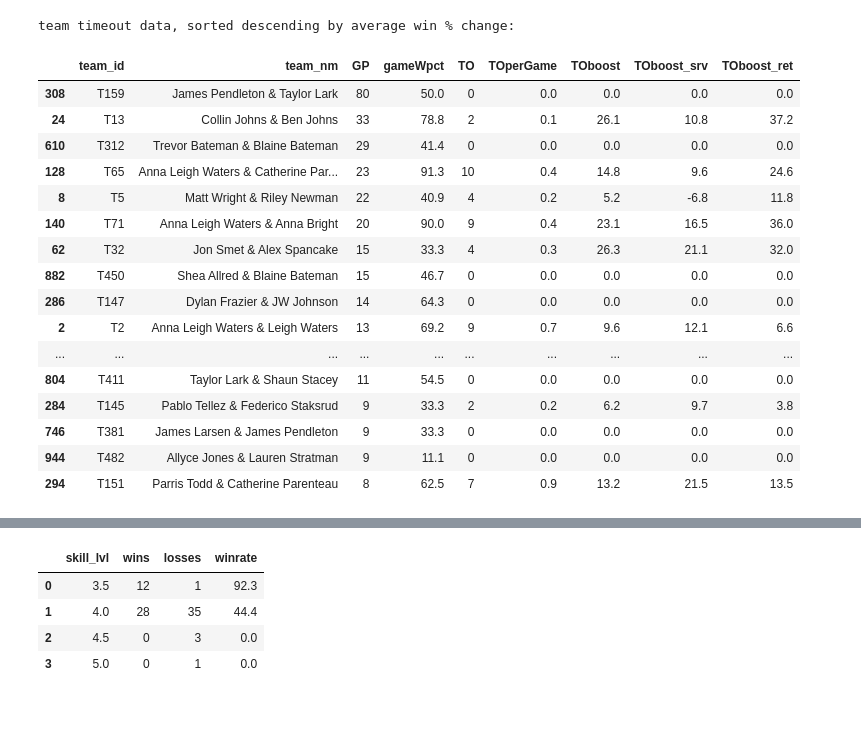
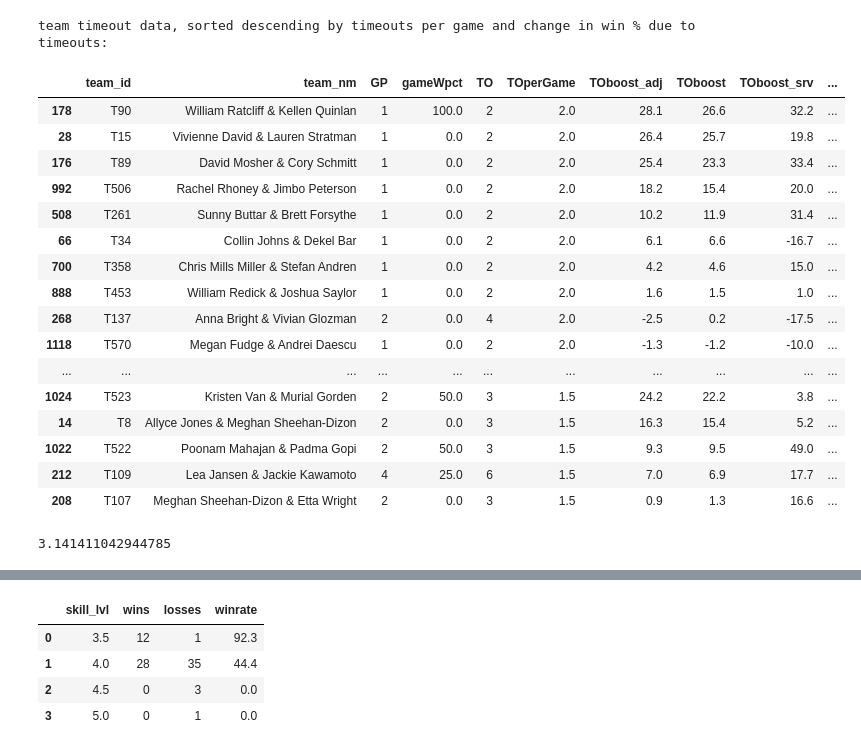
Before and after one commit to conner-mcnicholas/Pickleball_Timeout_Analysis, a Jupyter notebook: src/timeout_analysis.ipynb, the cells around one changed output, grey strips where cells are left out. Saved outputs shown, nothing was run; the diff lists cells and outputs as text; code cells hidden in the pictures; blank space fills up the shorter version.

```diff
--- a/src/timeout_analysis.ipynb
+++ b/src/timeout_analysis.ipynb
@@ -80,3 +80,9 @@ game['match_id'] = [int(x[1:]) for x in game.match_id]
 game.skill_lvl.iloc[game.skill_lvl == '4'] = '4.0'
 game.skill_lvl.iloc[game.skill_lvl == '5'] = '5.0'
 game = game.sort_values(['match_id','game_id']).reset_index(drop=True)
+# %%
+played = rally.query('to_team_id == "N/A"')
+srv_win = round(100*len(played[played.srv_team_id == played.w_team_id])/len(played),2)
+ret_win = round(100*len(played[played.srv_team_id != played.w_team_id])/len(played),2)
+print(f'serving team wins {srv_win}% of the {len(played)} rallies')
+print(f'returning team wins {ret_win}% of the {len(played)} rallies')
@@ -82,0 +137,3 @@ game = game.sort_values(['match_id','game_id']).reset_index(drop=True)
+# %%
+for x in [0,.25,.5,.75,1]:
+    print(x-(1-(50/ret_win)))
@@ -167,6 +366,7 @@ for i in range(len(glist)):
 # %%
-df_timeout = pd.DataFrame(dlist,columns=['game_id','skill_lvl','to_nbr','to_team','game_nbr', \
+df_timeout = pd.DataFrame(dlist,columns=['game_id','skill_lvl','to_nbr','to_team','rally_nbr','lenpre','lenpost','deltawin_adj', \
                                          'prewin','postwin','deltawin','prewinsrv','postwinsrv','deltawinsrv', \
-                                         'prewinrcv','postwinrcv','deltawinrcv']).sort_values(['game_id','to_nbr'])
+                                         'prewinrcv','postwinrcv','deltawinrcv'])
+df_timeout['to_id'] = ["TO"+str(x) for x in df_timeout.index]
 # %%
 print(f'timeout effectiveness metrics across all {len(df_timeout)} timeouts: \n')
@@ -270,54 +518,55 @@ df_tobyteam = df_tobyteam.sort_values('team_id')
 
 df_teammetrx = pd.merge(df_record,df_tobyteam,how='outer',on='team_id').fillna(0)
 df_teammetrx['TOperGame'] = (df_teammetrx.TO/df_teammetrx.GP).round(1)
 #print(f"df_teammetrx:\n {df_teammetrx}\n")
 #print(f'\nlength df_teammetrx: {len(df_teammetrx)}\n')
 
 grouped = df_timeout.groupby('to_team')
 df_teamcalc = pd.concat([grouped['deltawin'].agg([('TOboost','mean')]).round(1), \
+                    grouped['deltawin_adj'].agg([('TOboost_adj','mean')]).round(1), \
                     grouped['deltawinsrv'].agg([('TOboost_srv','mean')]).round(1), \
                     grouped['deltawinrcv'].agg([('TOboost_ret','mean')]).round(1), \
                    ],axis=1).reset_index()
 df_teamcalc.rename(columns={"to_team": "team_id"},inplace=True)
 #print(f"\n df_teamcalc:\n {df_teamcalc}\n")
 #print(f'\nlength df_teamcalc: {len(df_teamcalc)}\n')
 
 df_teammetrx = pd.merge(df_teammetrx,df_teamcalc,how='outer',on='team_id').fillna(0)
 df_teammetrx['team_id'] = [int(x[1:]) for x in df_teammetrx.team_id]
 df_teammetrx = df_teammetrx.sort_values('team_id')
 df_teammetrx.team_id = 'T'+df_teammetrx.team_id.astype(str)
 df_teammetrx = pd.merge(df_teammetrx,team,on='team_id',how='outer').fillna(0)
 #print(f'\nlength df_teammetrx post merge: {len(df_teammetrx)}\n')
 df_teammetrx.drop_duplicates(inplace=True)
 #print(f'\nlength df_teammetrx post dedup: {len(df_teammetrx)}\n')
 
-df_teamstats = df_teammetrx[['team_id','team_nm','GP','gameWpct','TO','TOperGame','TOboost','TOboost_srv','TOboost_ret']]
+df_teamstats = df_teammetrx[['team_id','team_nm','GP','gameWpct','TO','TOperGame','TOboost_adj','TOboost','TOboost_srv','TOboost_ret']]
 df_teamstats[['GP','TO']] = df_teamstats[['GP','TO']].astype('int')
-df_teamstats.sort_values(['GP','TO','TOboost'],ascending=[False,False,False],inplace=True)
+df_teamstats.sort_values(['TOperGame','TOboost','TOboost_adj'],ascending=[False,False,False],inplace=True)
 #print(f"df_teammstats post cast n sort:\n {df_teamstats}\n")
 
 df_teamstats.to_csv('team_timeout_data.csv',index=False)
-print('team timeout data, sorted descending by average win % change:\n ')
+print('team timeout data, sorted descending by timeouts per game and change in win % due to timeouts:\n ')
 df_teamstats.head(20)
 # %% [output]
-team timeout data, sorted descending by average win % change:
+team timeout data, sorted descending by timeouts per game and change in win % due to timeouts:
-|  | team_id | team_nm | GP | gameWpct | TO | TOperGame | TOboost | TOboost_srv | TOboost_ret |
-| 308 | T159 | James Pendleton & Taylor Lark | 80 | 50.0 | 0 | 0.0 | 0.0 | 0.0 | 0.0 |
-| 24 | T13 | Collin Johns & Ben Johns | 33 | 78.8 | 2 | 0.1 | 26.1 | 10.8 | 37.2 |
-| 610 | T312 | Trevor Bateman & Blaine Bateman | 29 | 41.4 | 0 | 0.0 | 0.0 | 0.0 | 0.0 |
-| 128 | T65 | Anna Leigh Waters & Catherine Par... | 23 | 91.3 | 10 | 0.4 | 14.8 | 9.6 | 24.6 |
-| 8 | T5 | Matt Wright & Riley Newman | 22 | 40.9 | 4 | 0.2 | 5.2 | -6.8 | 11.8 |
-| 140 | T71 | Anna Leigh Waters & Anna Bright | 20 | 90.0 | 9 | 0.4 | 23.1 | 16.5 | 36.0 |
-| 62 | T32 | Jon Smet & Alex Spancake | 15 | 33.3 | 4 | 0.3 | 26.3 | 21.1 | 32.0 |
-| 882 | T450 | Shea Allred & Blaine Bateman | 15 | 46.7 | 0 | 0.0 | 0.0 | 0.0 | 0.0 |
-| 286 | T147 | Dylan Frazier & JW Johnson | 14 | 64.3 | 0 | 0.0 | 0.0 | 0.0 | 0.0 |
-| 2 | T2 | Anna Leigh Waters & Leigh Waters | 13 | 69.2 | 9 | 0.7 | 9.6 | 12.1 | 6.6 |
-| ... | ... | ... | ... | ... | ... | ... | ... | ... | ... |
-| 804 | T411 | Taylor Lark & Shaun Stacey | 11 | 54.5 | 0 | 0.0 | 0.0 | 0.0 | 0.0 |
-| 284 | T145 | Pablo Tellez & Federico Staksrud | 9 | 33.3 | 2 | 0.2 | 6.2 | 9.7 | 3.8 |
-| 746 | T381 | James Larsen & James Pendleton | 9 | 33.3 | 0 | 0.0 | 0.0 | 0.0 | 0.0 |
-| 944 | T482 | Allyce Jones & Lauren Stratman | 9 | 11.1 | 0 | 0.0 | 0.0 | 0.0 | 0.0 |
-| 294 | T151 | Parris Todd & Catherine Parenteau | 8 | 62.5 | 7 | 0.9 | 13.2 | 21.5 | 13.5 |
+|  | team_id | team_nm | GP | gameWpct | TO | TOperGame | TOboost_adj | TOboost | TOboost_srv | ... |
+| 178 | T90 | William Ratcliff & Kellen Quinlan | 1 | 100.0 | 2 | 2.0 | 28.1 | 26.6 | 32.2 | ... |
+| 28 | T15 | Vivienne David & Lauren Stratman | 1 | 0.0 | 2 | 2.0 | 26.4 | 25.7 | 19.8 | ... |
+| 176 | T89 | David Mosher & Cory Schmitt | 1 | 0.0 | 2 | 2.0 | 25.4 | 23.3 | 33.4 | ... |
+| 992 | T506 | Rachel Rhoney & Jimbo Peterson | 1 | 0.0 | 2 | 2.0 | 18.2 | 15.4 | 20.0 | ... |
+| 508 | T261 | Sunny Buttar & Brett Forsythe | 1 | 0.0 | 2 | 2.0 | 10.2 | 11.9 | 31.4 | ... |
+| 66 | T34 | Collin Johns & Dekel Bar | 1 | 0.0 | 2 | 2.0 | 6.1 | 6.6 | -16.7 | ... |
+| 700 | T358 | Chris Mills Miller & Stefan Andren | 1 | 0.0 | 2 | 2.0 | 4.2 | 4.6 | 15.0 | ... |
+| 888 | T453 | William Redick & Joshua Saylor | 1 | 0.0 | 2 | 2.0 | 1.6 | 1.5 | 1.0 | ... |
+| 268 | T137 | Anna Bright & Vivian Glozman | 2 | 0.0 | 4 | 2.0 | -2.5 | 0.2 | -17.5 | ... |
+| 1118 | T570 | Megan Fudge & Andrei Daescu | 1 | 0.0 | 2 | 2.0 | -1.3 | -1.2 | -10.0 | ... |
+| ... | ... | ... | ... | ... | ... | ... | ... | ... | ... | ... |
+| 1024 | T523 | Kristen Van & Murial Gorden | 2 | 50.0 | 3 | 1.5 | 24.2 | 22.2 | 3.8 | ... |
+| 14 | T8 | Allyce Jones & Meghan Sheehan-Dizon | 2 | 0.0 | 3 | 1.5 | 16.3 | 15.4 | 5.2 | ... |
+| 1022 | T522 | Poonam Mahajan & Padma Gopi | 2 | 50.0 | 3 | 1.5 | 9.3 | 9.5 | 49.0 | ... |
+| 212 | T109 | Lea Jansen & Jackie Kawamoto | 4 | 25.0 | 6 | 1.5 | 7.0 | 6.9 | 17.7 | ... |
+| 208 | T107 | Meghan Sheehan-Dizon & Etta Wright | 2 | 0.0 | 3 | 1.5 | 0.9 | 1.3 | 16.6 | ... |
 # %%
 proteams = pd.concat([game[['w_team_id','skill_lvl']].rename(columns={'w_team_id':'team_id'}), \
            game[['l_team_id','skill_lvl']].rename(columns={'l_team_id':'team_id'})],axis=0) \
@@ -331,2 +584,6 @@ df_prostats['toscore']=(df_prostats['toscore']/df_prostats['toscore'].max()*100)
 df_prostats.to_csv('pro_timeout_data.csv',index=False)
+# %%
+np.mean(df_prostats.TOperGame*df_prostats.TOboost)
+# %% [output]
+3.141411042944785
 # %%
```
Also changed, not shown: parts of 43 cells of this notebook, 2 other files.
